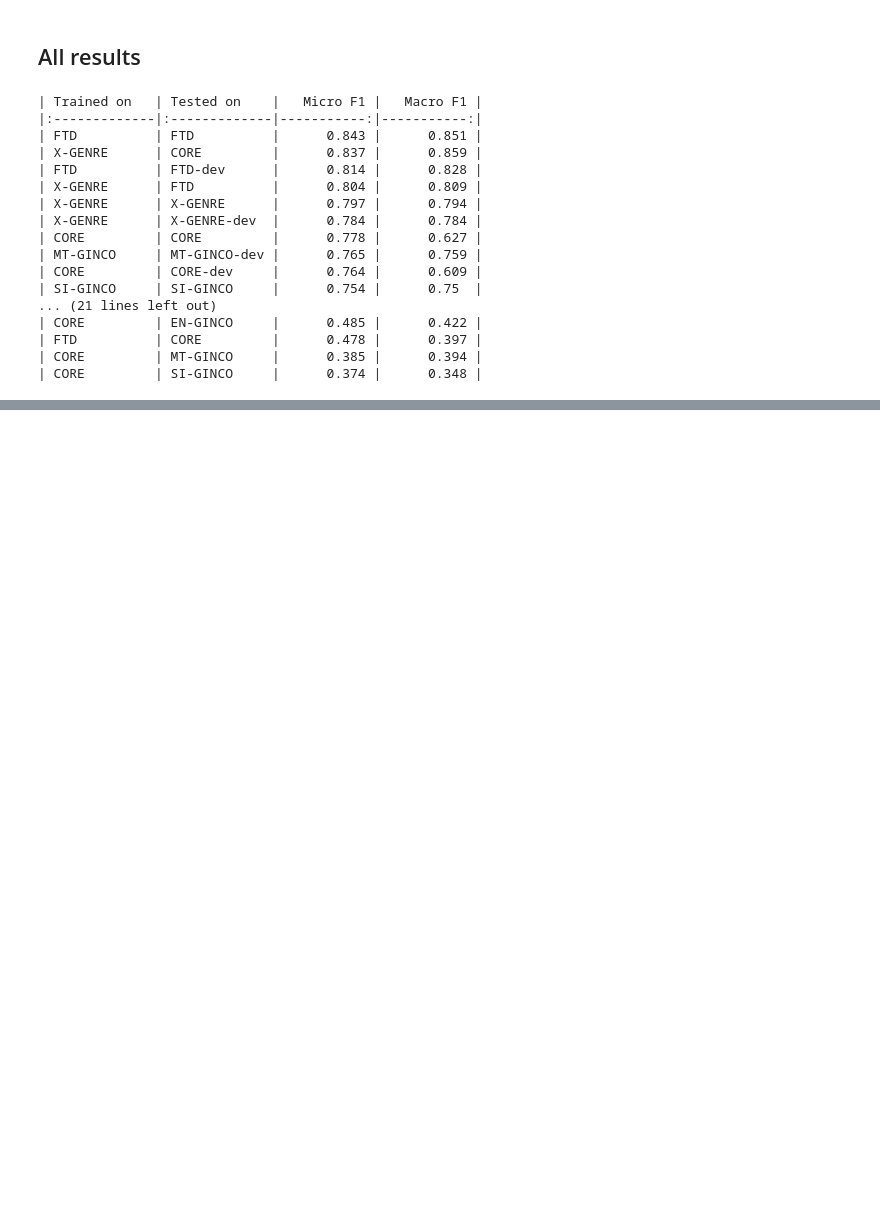
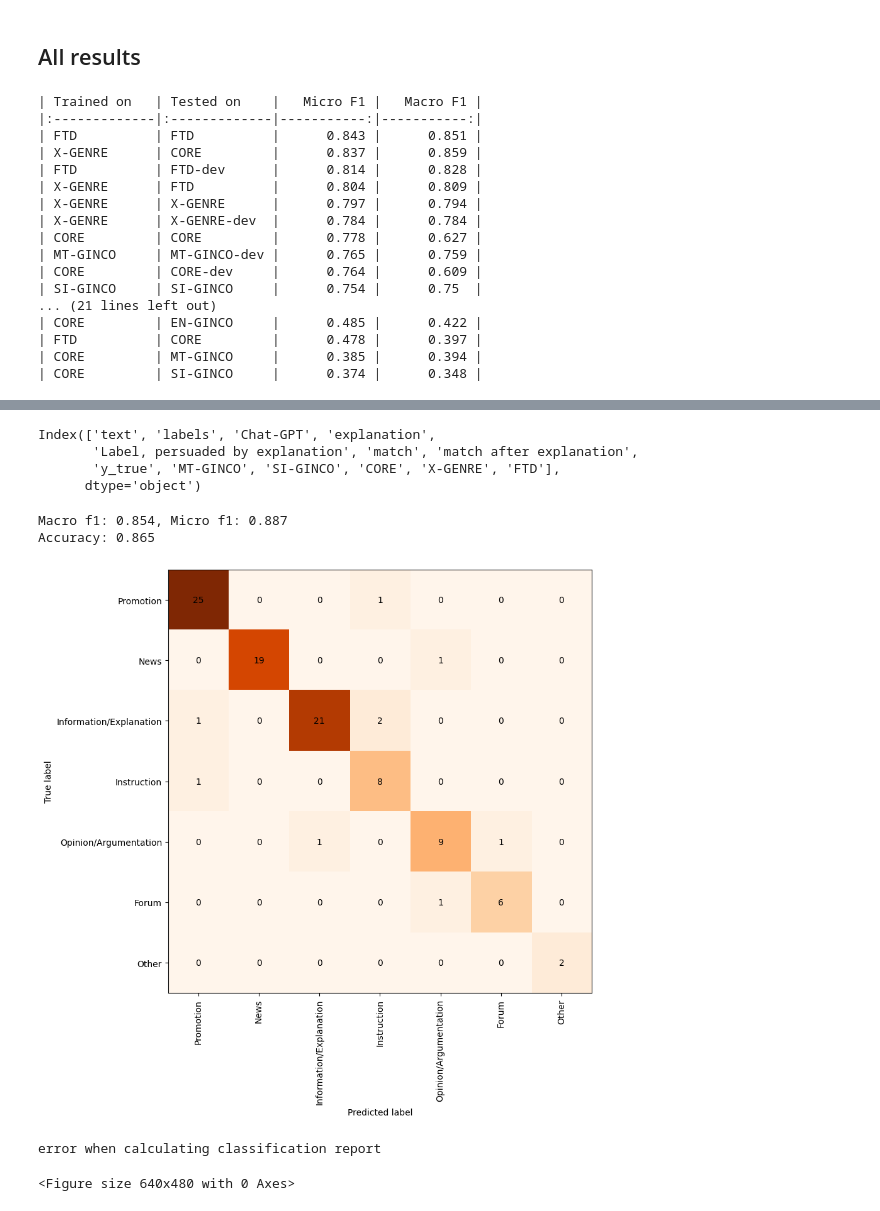
Before and after one commit to TajaKuzman/Genre-Datasets-Comparison, a Jupyter notebook: Creation-of-classifiers-and-cross-prediction/5.4-X-GENRE-experiments-result-analysis.ipynb, the cells around one changed output, grey strips where cells are left out. Saved outputs shown, nothing was run; the diff lists cells and outputs as text; code cells hidden in the pictures; blank space fills up the shorter version.

```diff
--- a/Creation-of-classifiers-and-cross-prediction/5.4-X-GENRE-experiments-result-analysis.ipynb
+++ b/Creation-of-classifiers-and-cross-prediction/5.4-X-GENRE-experiments-result-analysis.ipynb
@@ -165,0 +441,54 @@ markdown_table(results, False)
+# %%
+comparison.columns
+# %% [output]
+Index(['text', 'labels', 'Chat-GPT', 'explanation',
+       'Label, persuaded by explanation', 'match', 'match after explanation',
+       'y_true', 'MT-GINCO', 'SI-GINCO', 'CORE', 'X-GENRE', 'FTD'],
+      dtype='object')
+# %%
+# Analyse also results if we take into account the Chat-GPT's explanation and allow a possibility of persuading us
+
+# Get the true labels
+y_true = comparison['Label, persuaded by explanation'].to_list()
+
+y_pred = comparison["Chat-GPT"].to_list()
+
+LABELS = list(comparison['Label, persuaded by explanation'].unique())
+
+# Calculate the scores
+macro = f1_score(y_true, y_pred, labels=LABELS, average="macro")
+micro = f1_score(y_true, y_pred, labels=LABELS,  average="micro")
+print(f"Macro f1: {macro:0.3}, Micro f1: {micro:0.3}")
+accuracy = accuracy_score(y_true, y_pred)
+print(f"Accuracy: {accuracy:0.3}")
+
+# Plot the confusion matrix:
+cm = confusion_matrix(y_true, y_pred, labels=LABELS)
+plt.figure(figsize=(9, 9))
+plt.imshow(cm, cmap="Oranges")
+for (i, j), z in np.ndenumerate(cm):
+	plt.text(j, i, '{:d}'.format(z), ha='center', va='center')
+classNames = LABELS
+plt.ylabel('True label')
+plt.xlabel('Predicted label')
+tick_marks = np.arange(len(classNames))
+plt.xticks(tick_marks, classNames, rotation=90)
+plt.yticks(tick_marks, classNames)
+
+plt.tight_layout()
+fig1 = plt.gcf()
+plt.show()
+plt.draw()
+
+try:
+	print(classification_report(y_true, y_pred, target_names=LABELS))
+except:
+	print("error when calculating classification report")
+
+#add_result_comparison = pd.DataFrame({"accuracy": [accuracy], "micro F1":[micro], "macro F1": [macro]})
+# %% [output]
+Macro f1: 0.854, Micro f1: 0.887
+Accuracy: 0.865
+[figure, added]
+error when calculating classification report
+<Figure size 640x480 with 0 Axes>
```
Also changed, not shown: parts of 19 cells of this notebook, 7 other files.
